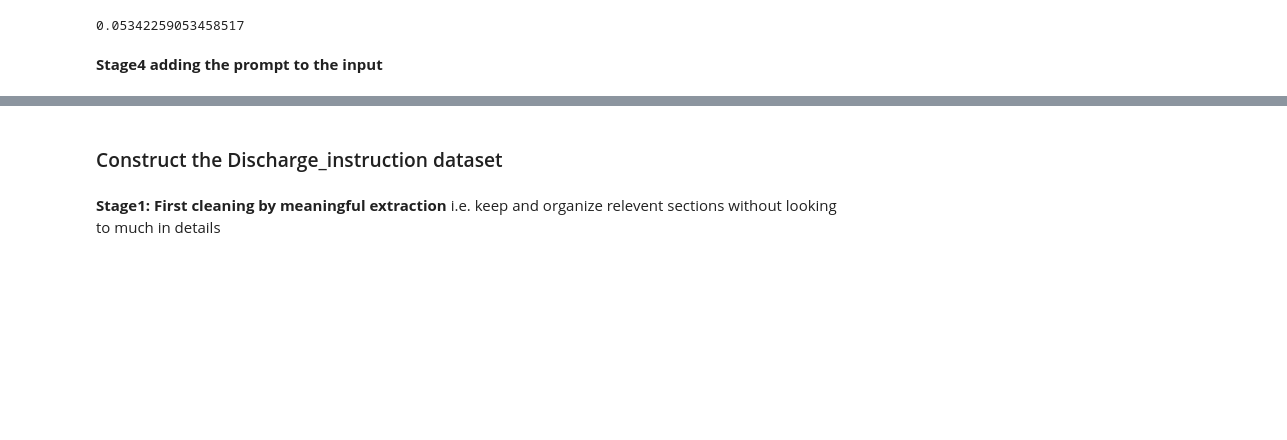
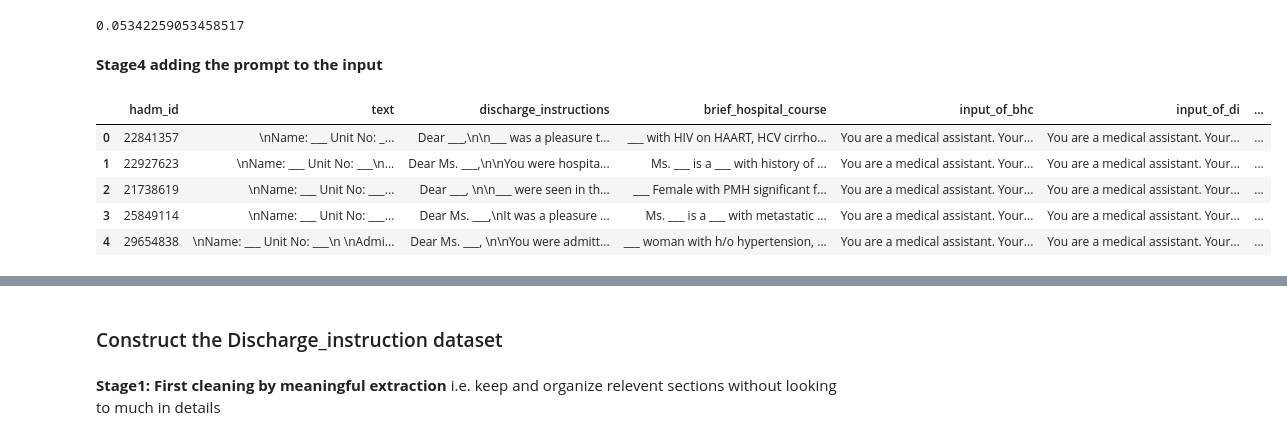
Before and after one commit to HAOTIAN89/MEDISCHARGE, a Jupyter notebook: notebooks/dataset_construct.ipynb, the cells around one changed output, grey strips where cells are left out. Saved outputs shown, nothing was run; the diff lists cells and outputs as text; code cells hidden in the pictures; blank space fills up the shorter version.

```diff
--- a/notebooks/dataset_construct.ipynb
+++ b/notebooks/dataset_construct.ipynb
@@ -189,3 +190,20 @@ print(len(new_train_combined_discharge[new_train_combined_discharge['bhc_token_c
 0.05342259053458517
 # %% [markdown]
 **Stage4 adding the prompt to the input**
+# %%
+final_df = load_data(data_path + 'train/final_train_combined_discharge.csv.gz')
+# %%
+system_prompt1 = "You are a medical assistant. Your task is to write the brief hospital course corresponding to the following hospital discharge.\n\n"
+system_prompt2 = "You are a medical assistant. Your task is to write the discharge instructions corresponding to the following hospital discharge.\n\n"
+# %%
+final_df['input_of_bhc'] = system_prompt1 + final_df['input_of_bhc']
+final_df['input_of_di'] = system_prompt2 + final_df['input_of_di']
+# %%
+final_df.head()
+# %% [output]
+|  | hadm_id | text | discharge_instructions | brief_hospital_course | input_of_bhc | input_of_di | ... |
+| 0 | 22841357 | \nName: ___ Unit No: _... | Dear ___,\n\n___ was a pleasure t... | ___ with HIV on HAART, HCV cirrho... | You are a medical assistant. Your... | You are a medical assistant. Your... | ... |
+| 1 | 22927623 | \nName: ___ Unit No: ___\n... | Dear Ms. ___,\n\nYou were hospita... | Ms. ___ is a ___ with history of ... | You are a medical assistant. Your... | You are a medical assistant. Your... | ... |
+| 2 | 21738619 | \nName: ___ Unit No: ___... | Dear ___, \n\n___ were seen in th... | ___ Female with PMH significant f... | You are a medical assistant. Your... | You are a medical assistant. Your... | ... |
+| 3 | 25849114 | \nName: ___ Unit No: ___... | Dear Ms. ___,\nIt was a pleasure ... | Ms. ___ is a ___ with metastatic ... | You are a medical assistant. Your... | You are a medical assistant. Your... | ... |
+| 4 | 29654838 | \nName: ___ Unit No: ___\n \nAdmi... | Dear Ms. ___, \n\nYou were admitt... | ___ woman with h/o hypertension, ... | You are a medical assistant. Your... | You are a medical assistant. Your... | ... |
```
Also changed, not shown: parts of 8 cells of this notebook.
